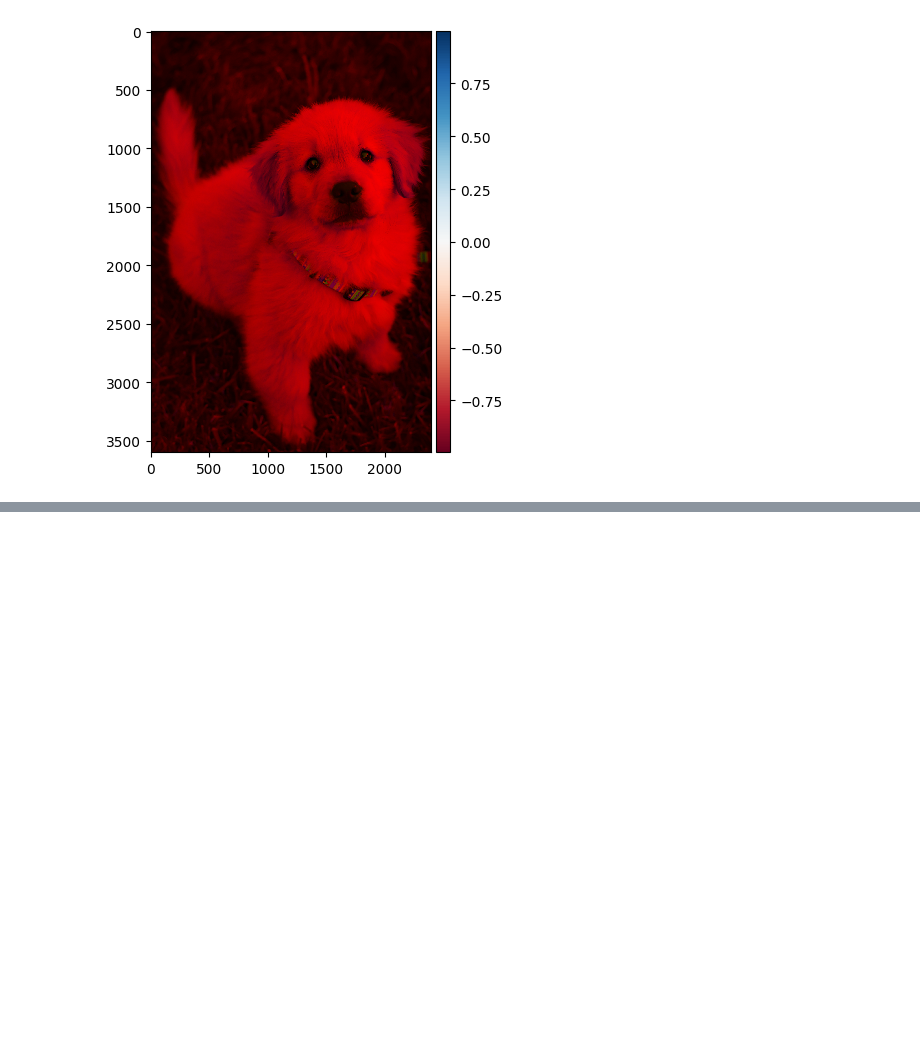
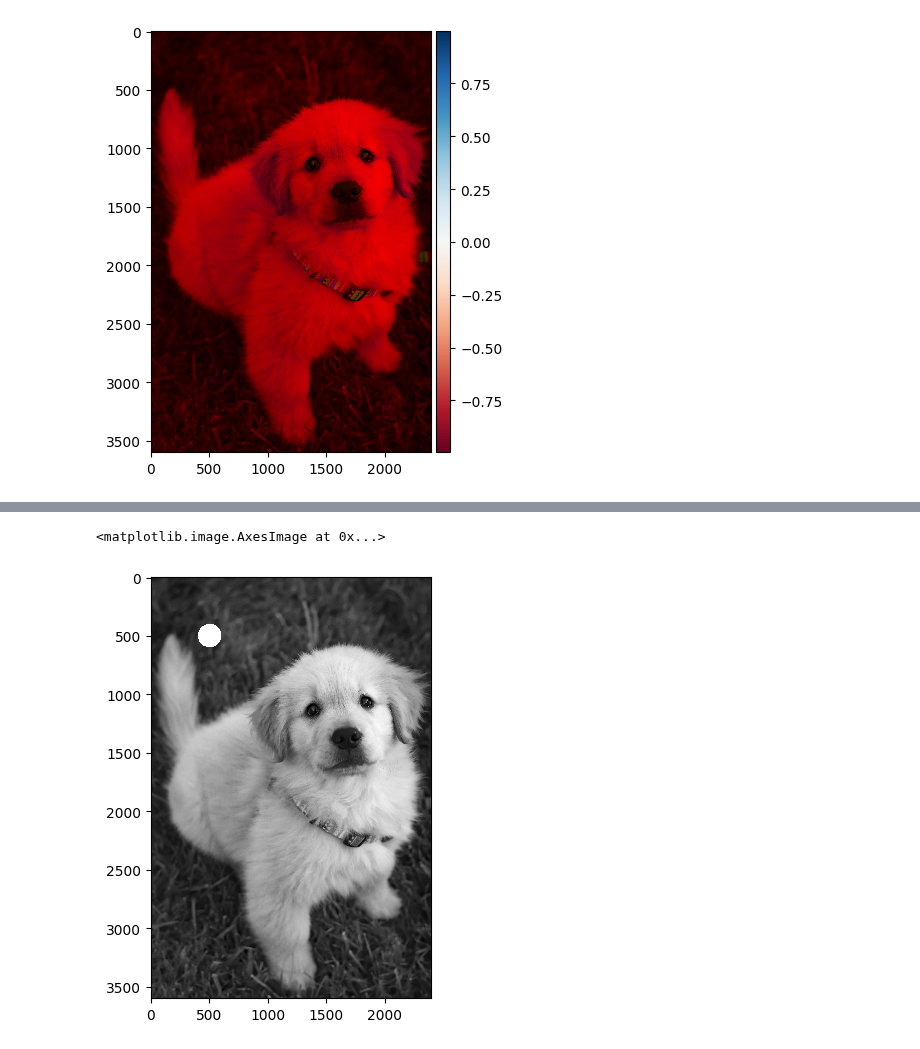
Before and after one commit to Navs17/Image_Processing, a Jupyter notebook: Basic_ImageProcessing.ipynb, the cells around one changed output, grey strips where cells are left out. Drawn from its saved outputs; the diff is of its cells as text; code cells hidden in the pictures; blank space fills up the shorter version.

```diff
--- a/Basic_ImageProcessing.ipynb
+++ b/Basic_ImageProcessing.ipynb
@@ -78,0 +90,6 @@ WARNING:matplotlib.image:Clipping input data to the valid range for imshow with
+# %%
+x,y = draw.disk((500,500),100)
+io.imshow(img_gray)
+# %% [output]
+<matplotlib.image.AxesImage at 0x...>
+[figure, added]
```
Also changed, not shown: parts of 1 cell of this notebook.
